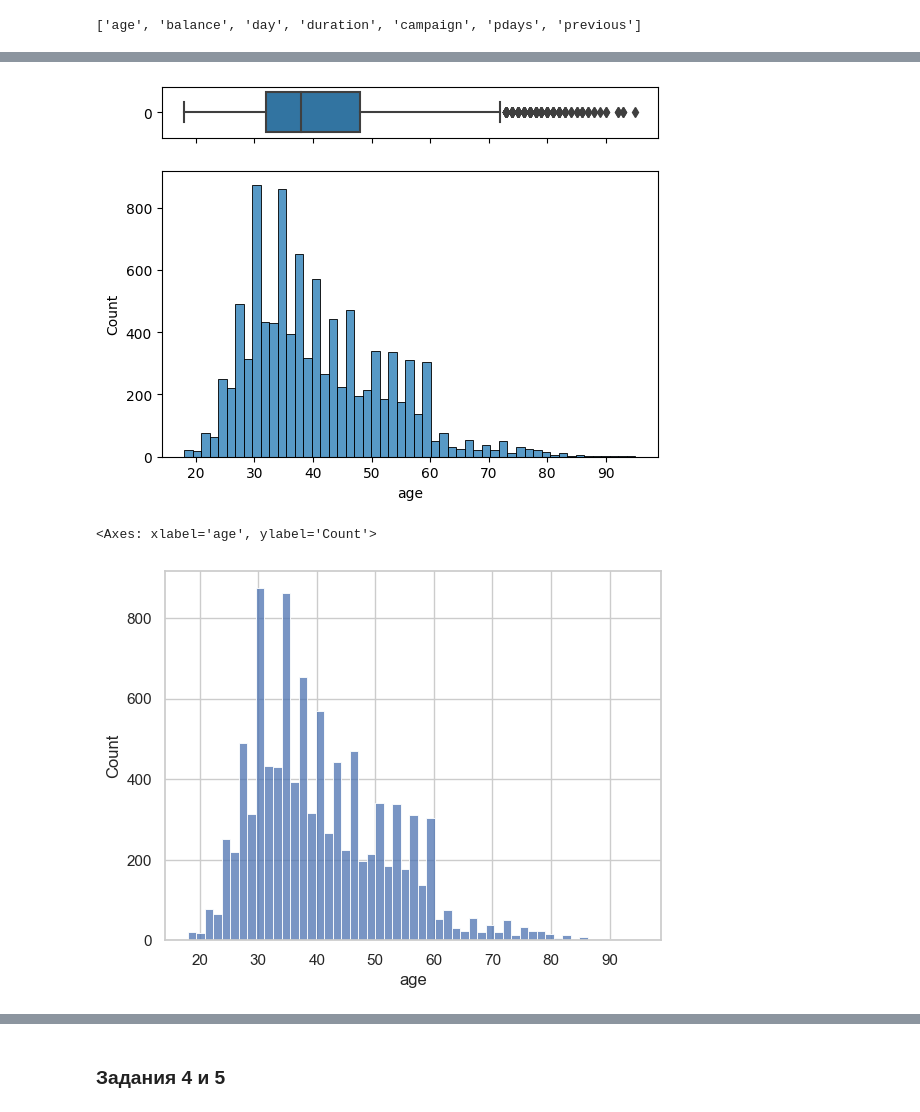
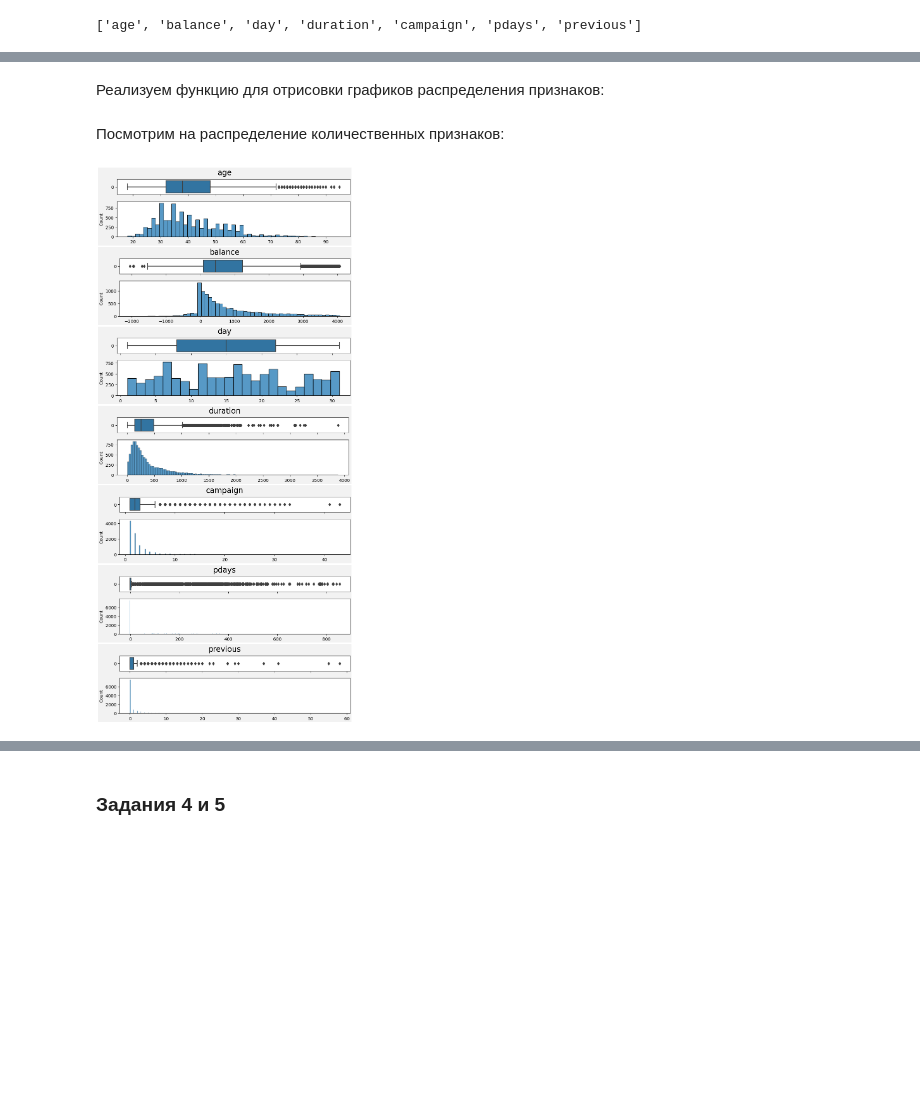
Before and after one commit to botovalex/SFDC, a Jupyter notebook: ML/Project_4_ML.ipynb, the cells around one changed output, grey strips where cells are left out. Cells and saved outputs as stored; diff of their text form; code cells hidden in the pictures; blank space fills up the shorter version.

```diff
--- a/ML/Project_4_ML.ipynb
+++ b/ML/Project_4_ML.ipynb
@@ -338,14 +283,0 @@ sns.histplot(data=df, x='balance', ax=ax_hist1)
-# %%
-fig, (ax_box, ax_hist) = plt.subplots(nrows=2, sharex=True, gridspec_kw={'height_ratios': (.15, .85)})
-
-sns.boxplot(df['age'], orient='h', ax=ax_box)
-sns.histplot(data=df, x='age', ax=ax_hist)
-
-plt.show()
-# %% [output]
-[figure, removed]
-# %%
-sns.histplot(df['age'])
-# %% [output]
-<Axes: xlabel='age', ylabel='Count'>
-[figure, removed]
@@ -353,0 +284,35 @@ sns.pairplot(df, hue='deposit')
+# %% [markdown]
+Реализуем функцию для отрисовки графиков распределения признаков:
+# %%
+def draw_sns_hist_box(data, features=None):
+    """Отображает связанные гистограмму и ящик с усами для указанных признаков
+
+    Args:
+        data (DataFrame): входящий массив данных
+        features (list, optional): Признаки, которые необходимо отобразить. Defaults to None.
+
+    Returns:
+        matplotlib.figure.Figure: итоговая фигура с графиками
+    """
+
+    if features == None:
+        features = list(data.columns)
+
+    n = len(features)
+
+    fig = plt.figure(layout='constrained', figsize=[8, n * 2.5])
+    subfigs = fig.subfigures(nrows=n, ncols=1)
+
+    for i, feature in enumerate(features):
+        (ax_box, ax_hist) = subfigs[i].subplots(nrows=2, ncols=1,  sharex=True, height_ratios=(.3, .7))
+        subfigs[i].set_facecolor('.95')
+        subfigs[i].suptitle(feature, fontsize='xx-large')
+        sns.boxplot(data=df[feature], orient='h', ax=ax_box)
+        sns.histplot(data=df[feature], ax=ax_hist)
+        ax_hist.set(xlabel='')
+# %% [markdown]
+Посмотрим на распределение количественных признаков:
+# %%
+draw_sns_hist_box(df, q_features)
+# %% [output]
+[figure, added]
```
Also changed, not shown: parts of 17 cells of this notebook.
